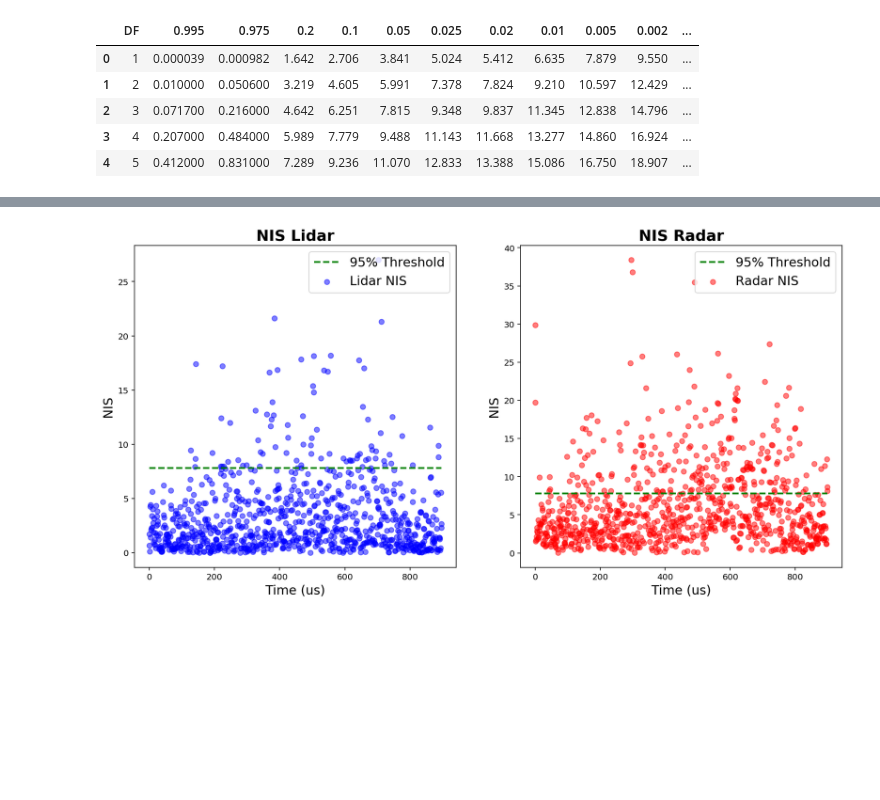
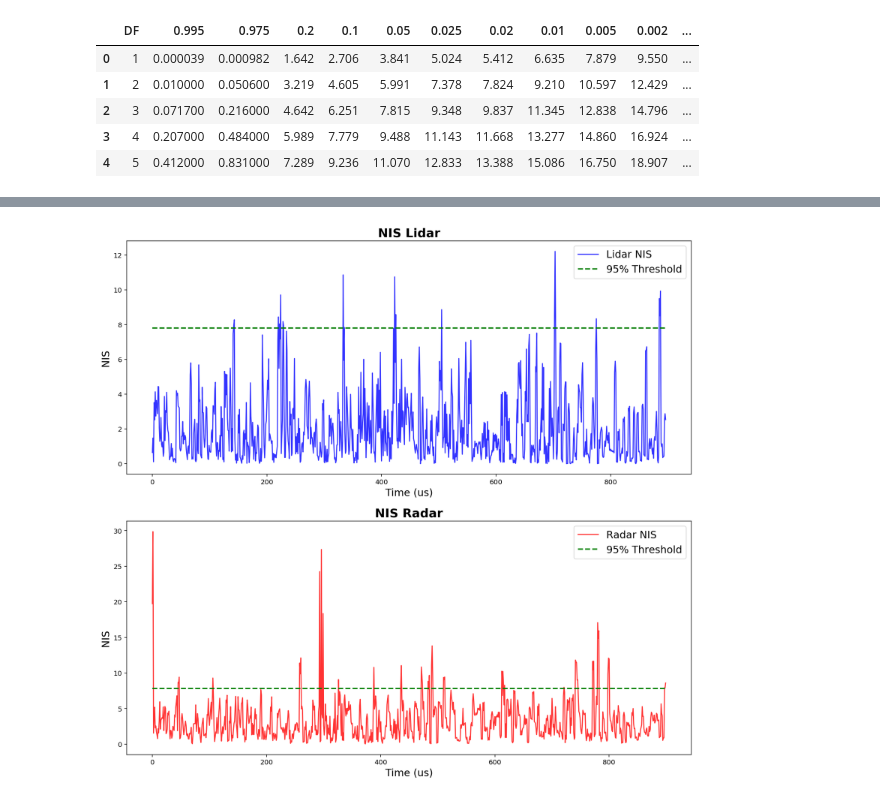
Before and after one commit to justinbellucci/Unscented-Kalman-Filter, a Jupyter notebook: jupyter/NIS.ipynb, the cells around one changed output, grey strips where cells are left out. Saved outputs shown, nothing was run; the diff lists cells and outputs as text; code cells hidden in the pictures; blank space fills up the shorter version.

```diff
--- a/jupyter/NIS.ipynb
+++ b/jupyter/NIS.ipynb
@@ -58,30 +58,30 @@ df_radar.head()
 # %%
 # plot the NIS data
-plt.figure(figsize=(15,7))
+plt.figure(figsize=(15,14))
 
 # NIS_lidar
-plt.subplot(1,2,1)
-plt.scatter(df_lidar.index, df_lidar['NIS_lidar'], label='Lidar NIS', alpha=0.5, color='blue')
+plt.subplot(2,1,1)
+plt.plot(df_lidar.index, df_lidar['NIS_lidar'], label='Lidar NIS', alpha=0.8, color='blue')
 plt.plot(df_lidar.index, df_lidar['NIS Threshold'], label='95% Threshold', color='green', linestyle='--', linewidth=2)
 plt.xlabel('Time (us)', fontsize=15)
 plt.ylabel('NIS', fontsize=15)
 plt.legend(loc='upper right', fontsize=15)
 plt.title('NIS Lidar', fontsize=18, fontweight='bold')
 
 # NIS_radar
-plt.subplot(1,2,2)
-plt.scatter(df_radar.index, df_radar['NIS_radar'], label='Radar NIS', alpha=0.5, color='red')
+plt.subplot(2,1,2)
+plt.plot(df_radar.index, df_radar['NIS_radar'], label='Radar NIS', alpha=0.8, color='red')
 plt.plot(df_radar.index, df_radar['NIS Threshold'], label='95% Threshold', color='green', linestyle='--', linewidth=2)
 plt.xlabel('Time (us)', fontsize=15)
 plt.ylabel('NIS', fontsize=15)
 plt.legend(loc='upper right', fontsize=15)
 plt.title('NIS Radar', fontsize=18, fontweight='bold')
 
 # save plot
 project_path = os.path.abspath(os.path.join(cwd, os.pardir))
 media_folder = os.path.join(project_path, "media")
 plt.savefig(os.path.join(media_folder, "NIS_plot.png"), dpi=100)
 
 plt.show()
 # %% [output]
-[figure, old version]
+[figure, new version]
```
Also changed, not shown: parts of 2 cells of this notebook, 5 other files.
